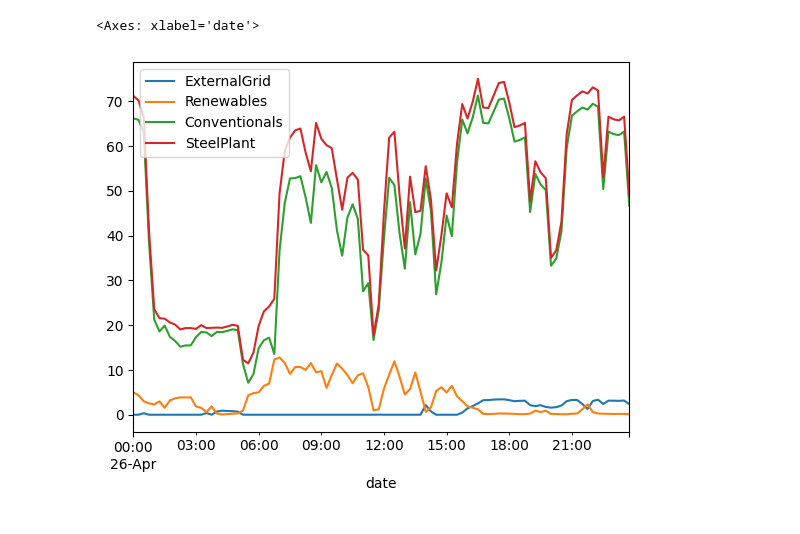
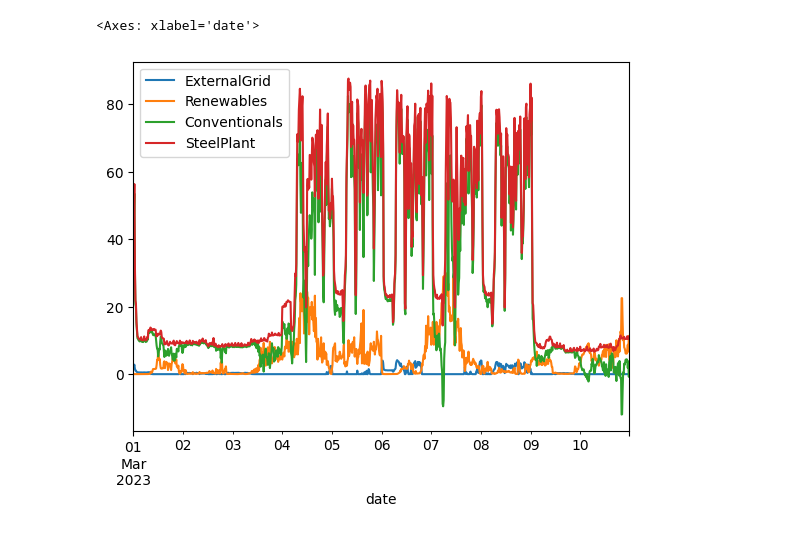
Before and after one commit to Ellariel/hybit_scenario, a Jupyter notebook: scenario_analysis.ipynb, the cells around one changed output. Cells and saved outputs as stored; diff of their text form; code cells hidden in the pictures.

```diff
--- a/scenario_analysis.ipynb
+++ b/scenario_analysis.ipynb
@@ -7,23 +7,23 @@ base_dir = './'
 data_dir = os.path.join(base_dir, 'data')
 results_dir = os.path.join(base_dir, 'results')
 # %%
-results = pd.read_csv(os.path.join(results_dir, 'results_a.csv'))\
+results = pd.read_csv(os.path.join(results_dir, 'a_results.csv'))\
             .rename(columns={'GridSim.ExternalGrid-0-P[MW]': 'ExternalGrid',
                             'FlexSim.FLSim-0-P[MW]': 'Renewables',
                             'FlexSim.FLSim-1-P[MW]': 'Conventionals',
                             'SteelPlantSim.SteelPlant_0-P[MW]': 'SteelPlant',
                             'PowerPlantSim.PowerPlant_0-P[MW]': 'PowerPlant',
                             })
 results['date'] = pd.to_datetime(results['date'], utc=False)
 results.set_index('date', inplace=True)
 results['delta'] = results['SteelPlant'] - results['Renewables']
 results['ExternalGrid'] = np.clip(results['delta'] - results['Conventionals'], 0, results['delta'])
 results['Conventionals'] = results['SteelPlant'] - results['Renewables'] - results['ExternalGrid']
 
 results[['ExternalGrid',
          'Renewables',
          'Conventionals',
          'SteelPlant']].plot()
 # %% [output]
 <Axes: xlabel='date'>
-[figure, old version]
+[figure, new version]
```
Also changed, not shown: 6 other files.
